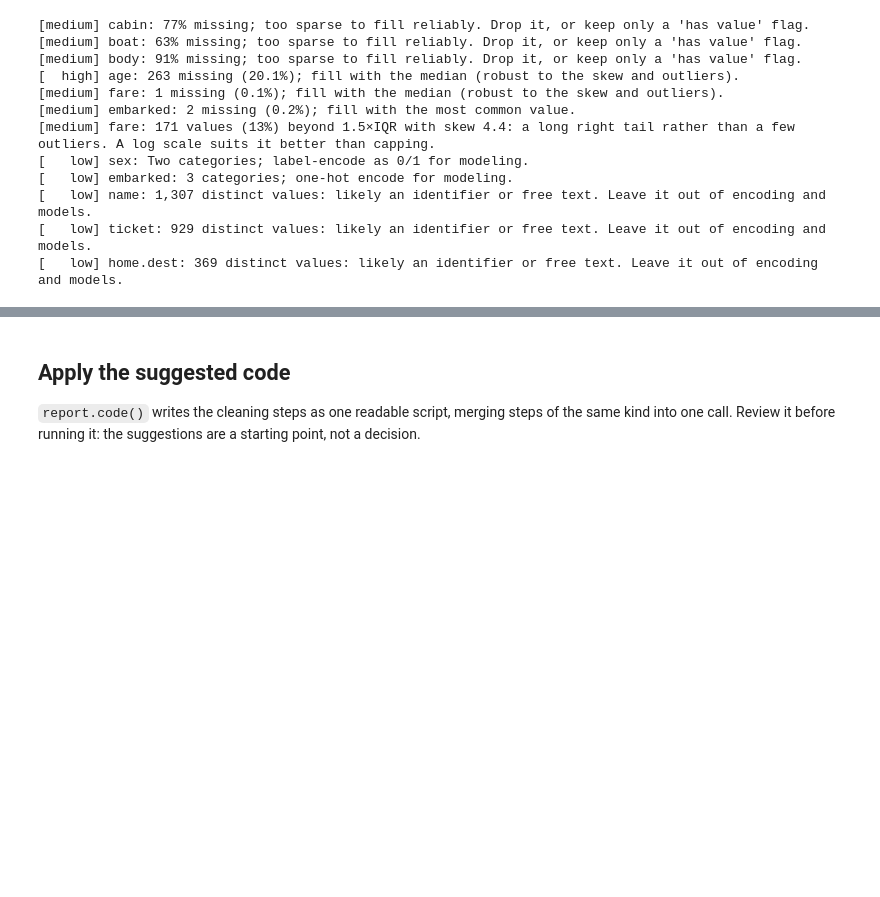
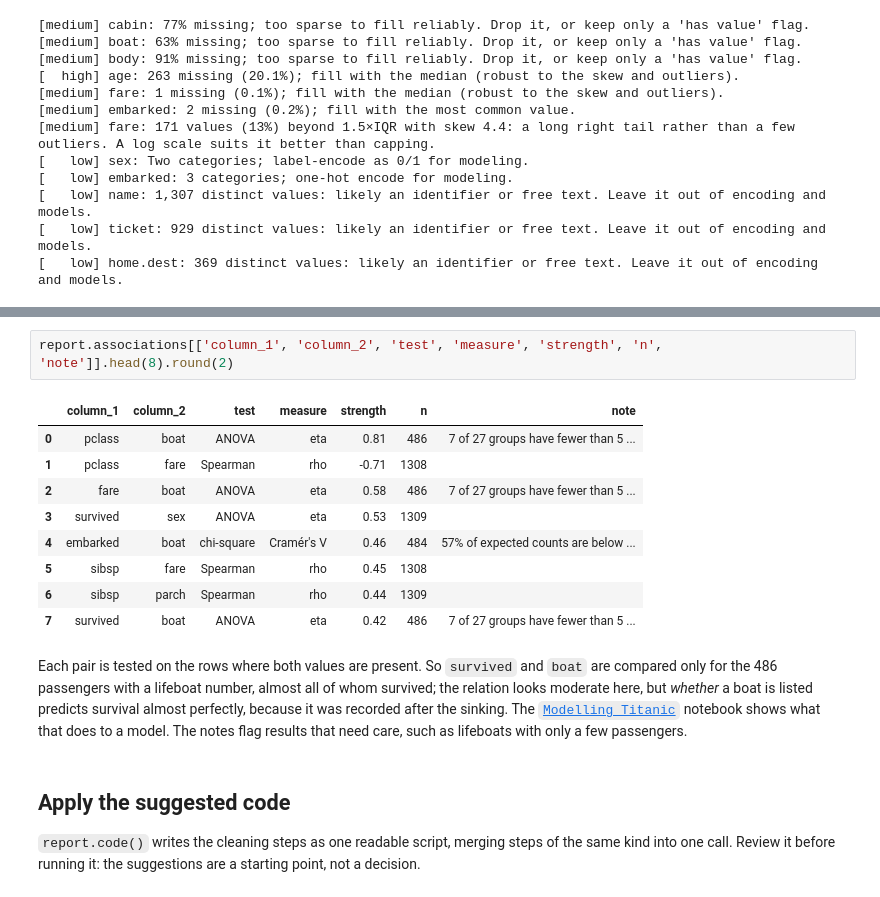
Before and after one commit to Dito-84/dstoolkit, a Jupyter notebook: notebooks/Profile_Titanic.ipynb, the cells around one changed output, grey strips where cells are left out. Saved outputs shown, nothing was run; the diff lists cells and outputs as text; blank space fills up the shorter version.

```diff
--- a/notebooks/Profile_Titanic.ipynb
+++ b/notebooks/Profile_Titanic.ipynb
@@ -54,3 +58,17 @@ for s in report.suggestions:
+# %%
+report.associations[['column_1', 'column_2', 'test', 'measure', 'strength', 'n', 'note']].head(8).round(2)
+# %% [output]
+|  | column_1 | column_2 | test | measure | strength | n | note |
+| 0 | pclass | boat | ANOVA | eta | 0.81 | 486 | 7 of 27 groups have fewer than 5 ... |
+| 1 | pclass | fare | Spearman | rho | -0.71 | 1308 |  |
+| 2 | fare | boat | ANOVA | eta | 0.58 | 486 | 7 of 27 groups have fewer than 5 ... |
+| 3 | survived | sex | ANOVA | eta | 0.53 | 1309 |  |
+| 4 | embarked | boat | chi-square | Cramér's V | 0.46 | 484 | 57% of expected counts are below ... |
+| 5 | sibsp | fare | Spearman | rho | 0.45 | 1308 |  |
+| 6 | sibsp | parch | Spearman | rho | 0.44 | 1309 |  |
+| 7 | survived | boat | ANOVA | eta | 0.42 | 486 | 7 of 27 groups have fewer than 5 ... |
+# %% [markdown]
+Each pair is tested on the rows where both values are present. So `survived` and `boat` are compared only for the 486 passengers with a lifeboat number, almost all of whom survived; the relation looks moderate here, but *whether* a boat is listed predicts survival almost perfectly, because it was recorded after the sinking. The [`Modelling_Titanic`](Modelling_Titanic.ipynb) notebook shows what that does to a model. The notes flag results that need care, such as lifeboats with only a few passengers.
 # %% [markdown]
 ## Apply the suggested code
 
```
Also changed, not shown: parts of 1 cell of this notebook, 11 other files.
